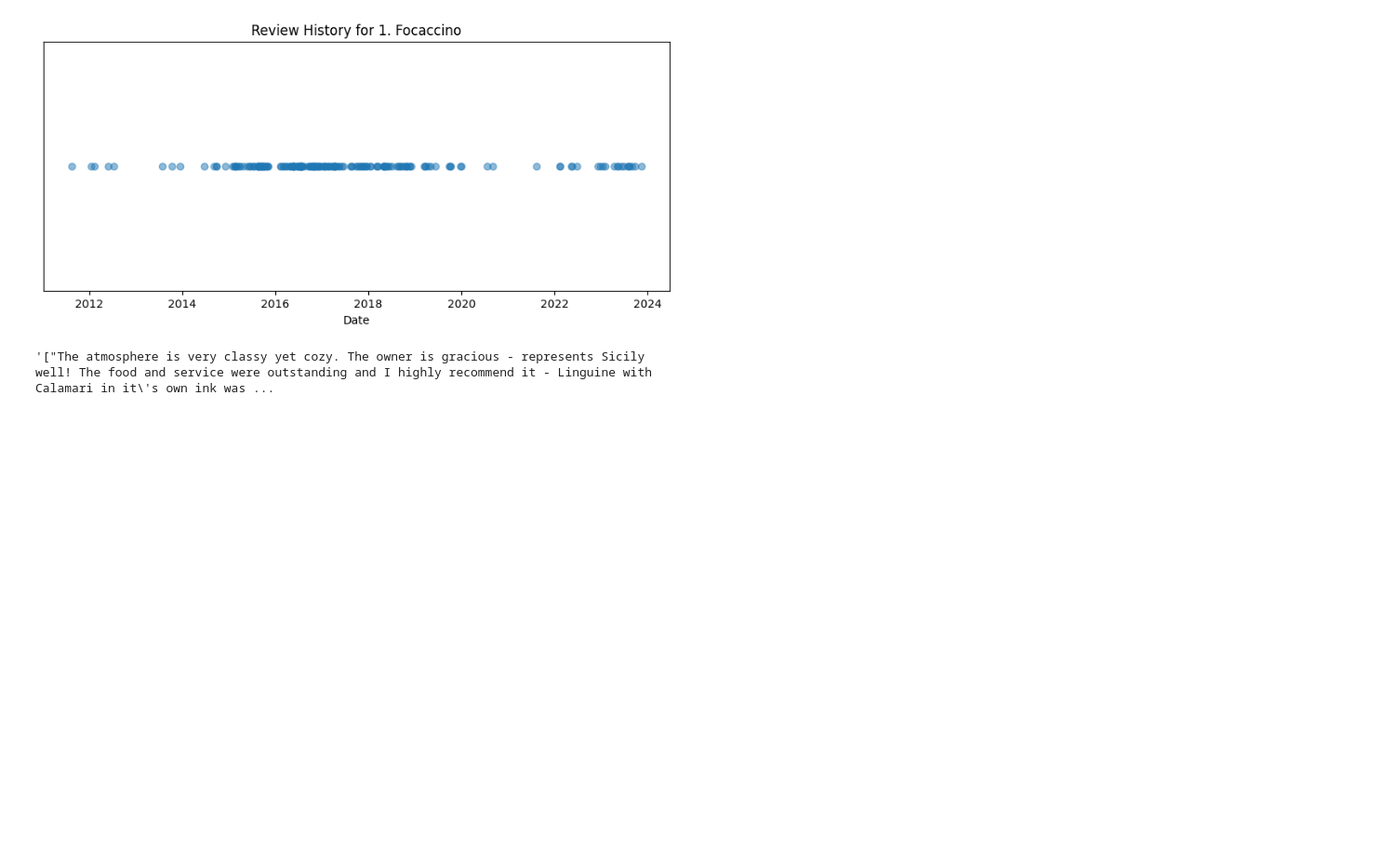
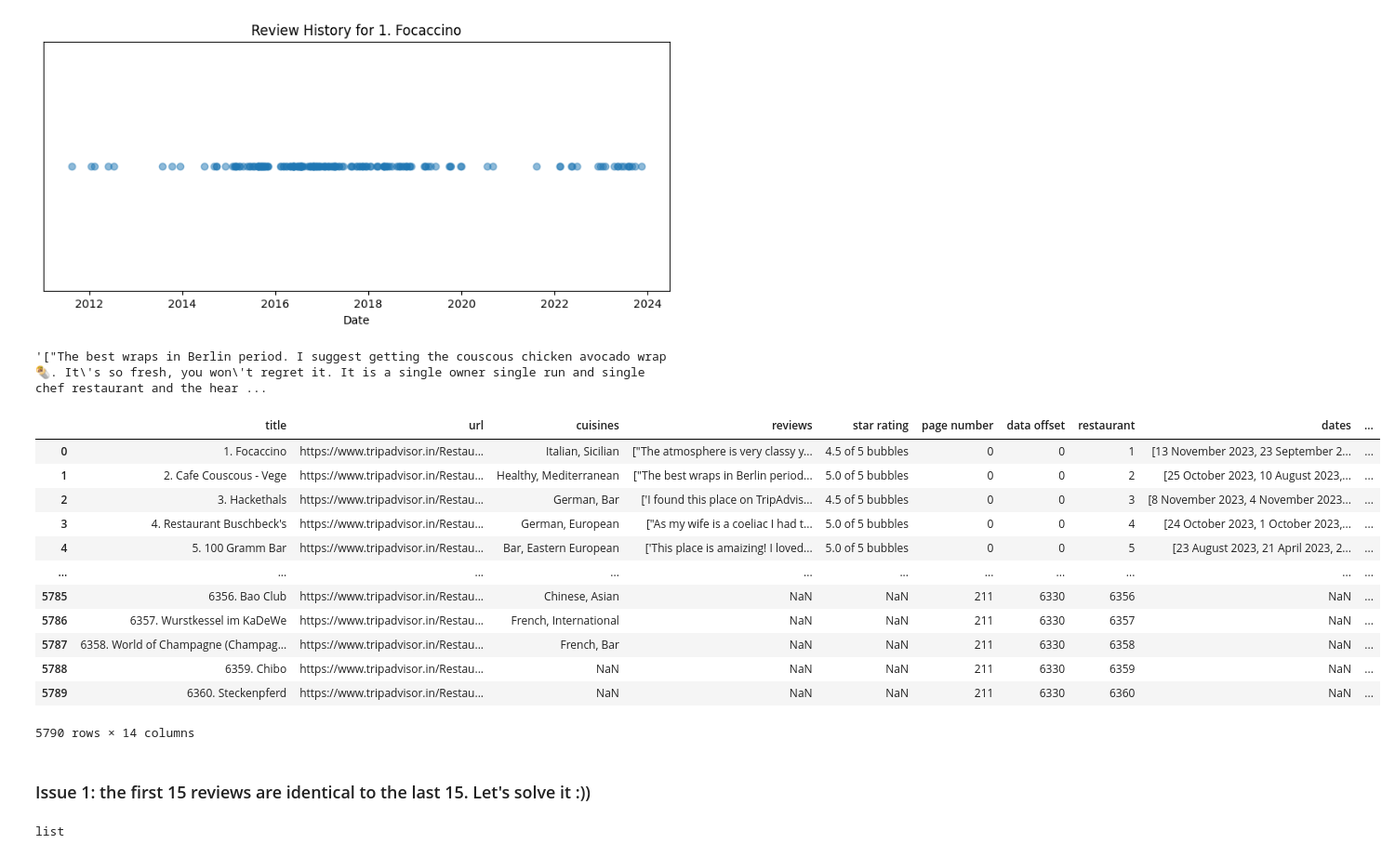
Before and after one commit to its30NA/berlin_bites, a Jupyter notebook: notebooks/02_data_preprocessing.ipynb, the cells around one changed output. Shown at 93% size. Cells and saved outputs as stored; diff of their text form; code cells hidden in the pictures; blank space fills up the shorter version.

Commit message:
Corrected the review column

```diff
--- a/notebooks/02_data_preprocessing.ipynb
+++ b/notebooks/02_data_preprocessing.ipynb
@@ -42,6 +42,31 @@ Global newest review: 2023-11-20 00:00:00
 [figure]
 [figure]
 # %%
-df.reviews[0]
+df.reviews[1]
+#df.reviews[1]
 # %% [output]
-'["The atmosphere is very classy yet cozy. The owner is gracious - represents Sicily well! The food and service were outstanding and I highly recommend it - Linguine with Calamari in it\'s own ink was ...
+'["The best wraps in Berlin period. I suggest getting the couscous chicken avocado wrap 🌯. It\'s so fresh, you won\'t regret it. It is a single owner single run and single chef restaurant and the hear ...
+# %%
+df
+# %% [output]
+|  | title | url | cuisines | reviews | star rating | page number | data offset | restaurant | dates | ... |
+| 0 | 1. Focaccino | https://www.tripadvisor.in/Restau... | Italian, Sicilian | ["The atmosphere is very classy y... | 4.5 of 5 bubbles | 0 | 0 | 1 | [13 November 2023, 23 September 2... | ... |
+| 1 | 2. Cafe Couscous - Vege | https://www.tripadvisor.in/Restau... | Healthy, Mediterranean | ["The best wraps in Berlin period... | 5.0 of 5 bubbles | 0 | 0 | 2 | [25 October 2023, 10 August 2023,... | ... |
+| 2 | 3. Hackethals | https://www.tripadvisor.in/Restau... | German, Bar | ['I found this place on TripAdvis... | 4.5 of 5 bubbles | 0 | 0 | 3 | [8 November 2023, 4 November 2023... | ... |
+| 3 | 4. Restaurant Buschbeck's | https://www.tripadvisor.in/Restau... | German, European | ["As my wife is a coeliac I had t... | 5.0 of 5 bubbles | 0 | 0 | 4 | [24 October 2023, 1 October 2023,... | ... |
+| 4 | 5. 100 Gramm Bar | https://www.tripadvisor.in/Restau... | Bar, Eastern European | ['This place is amaizing! I loved... | 5.0 of 5 bubbles | 0 | 0 | 5 | [23 August 2023, 21 April 2023, 2... | ... |
+| ... | ... | ... | ... | ... | ... | ... | ... | ... | ... | ... |
+| 5785 | 6356. Bao Club | https://www.tripadvisor.in/Restau... | Chinese, Asian | NaN | NaN | 211 | 6330 | 6356 | NaN | ... |
+| 5786 | 6357. Wurstkessel im KaDeWe | https://www.tripadvisor.in/Restau... | French, International | NaN | NaN | 211 | 6330 | 6357 | NaN | ... |
+| 5787 | 6358. World of Champagne (Champag... | https://www.tripadvisor.in/Restau... | French, Bar | NaN | NaN | 211 | 6330 | 6358 | NaN | ... |
+| 5788 | 6359. Chibo | https://www.tripadvisor.in/Restau... | NaN | NaN | NaN | 211 | 6330 | 6359 | NaN | ... |
+| 5789 | 6360. Steckenpferd | https://www.tripadvisor.in/Restau... | NaN | NaN | NaN | 211 | 6330 | 6360 | NaN | ... |
+5790 rows × 14 columns
+# %% [markdown]
+### Issue 1: the first 15 reviews are identical to the last 15. Let's solve it :))
+# %%
+import ast
+df["reviews"] = df["reviews"].apply(lambda x: ast.literal_eval(x) if isinstance(x, str) else x)
+type(df.reviews[1])
+# %% [output]
+list
```
Also changed, not shown: parts of 7 cells of this notebook.
